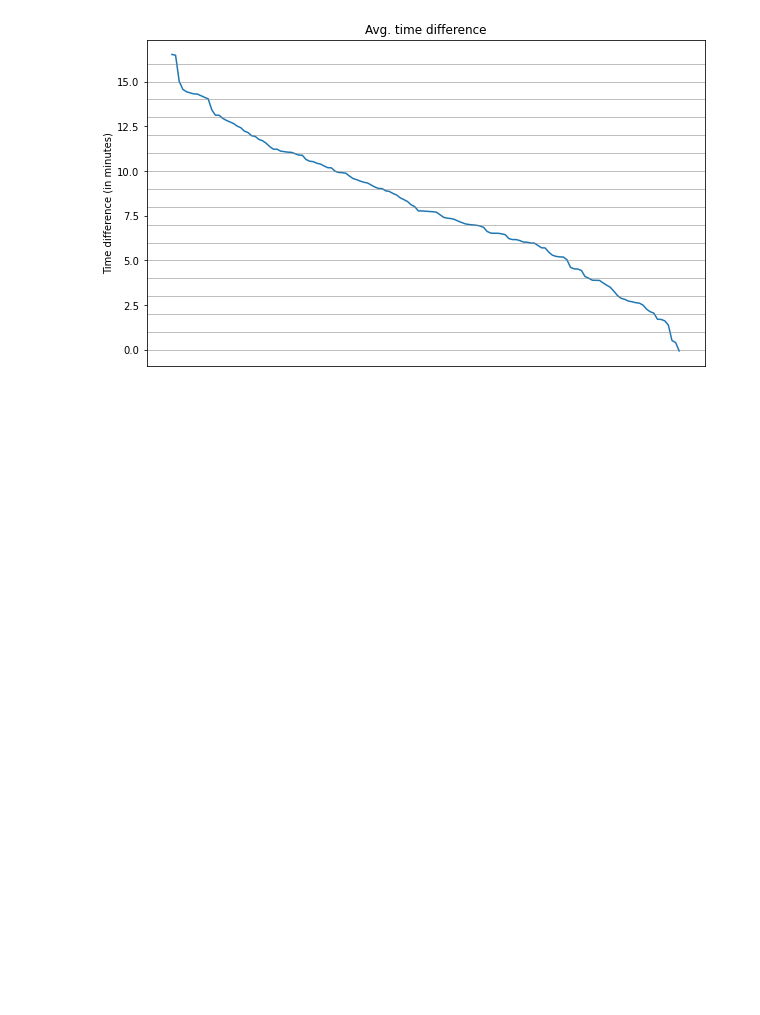
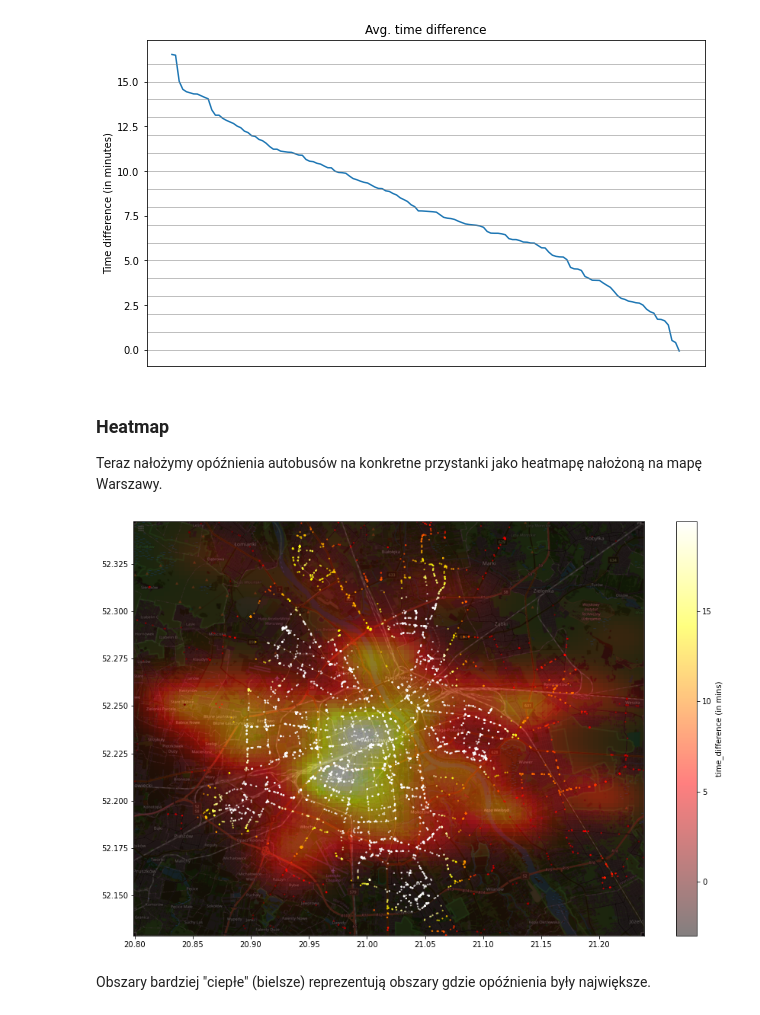
Before and after one commit to szwedkarol/Python_WTP, a Jupyter notebook: Data_analysis_notebook.ipynb, the cells around one changed output. Drawn from its saved outputs; the diff is of its cells as text; code cells hidden in the pictures; blank space fills up the shorter version.

Commit message:
Added code for creating a heatmap overlayed on real world map

```diff
--- a/Data_analysis_notebook.ipynb
+++ b/Data_analysis_notebook.ipynb
@@ -387,3 +391,7 @@ In early afternoon
 [figure]
 In rush hour
 [figure]
+# %% [markdown]
+### Heatmap
+
+Teraz nałożymy opóźnienia autobusów na konkretne przystanki jako heatmapę nałożoną na mapę Warszawy.
@@ -389,0 +449,11 @@ In rush hour
+# %%
+warsaw_map_img = "WAW_MAP.png"
+latitude_span = (52.1289, 52.3473)
+longitude_span = (20.7992, 21.2386)
+
+# Plot as heat map the delay for each record in the dataset on real world map
+plot_heatmap_on_map(bus_punctuality_df, warsaw_map_img, latitude_span, longitude_span)
+# %% [output]
+[figure, added]
+# %% [markdown]
+Obszary bardziej "ciepłe" (bielsze) reprezentują obszary gdzie opóźnienia były największe.
```
Also changed, not shown: parts of 2 cells of this notebook, 2 other files.
